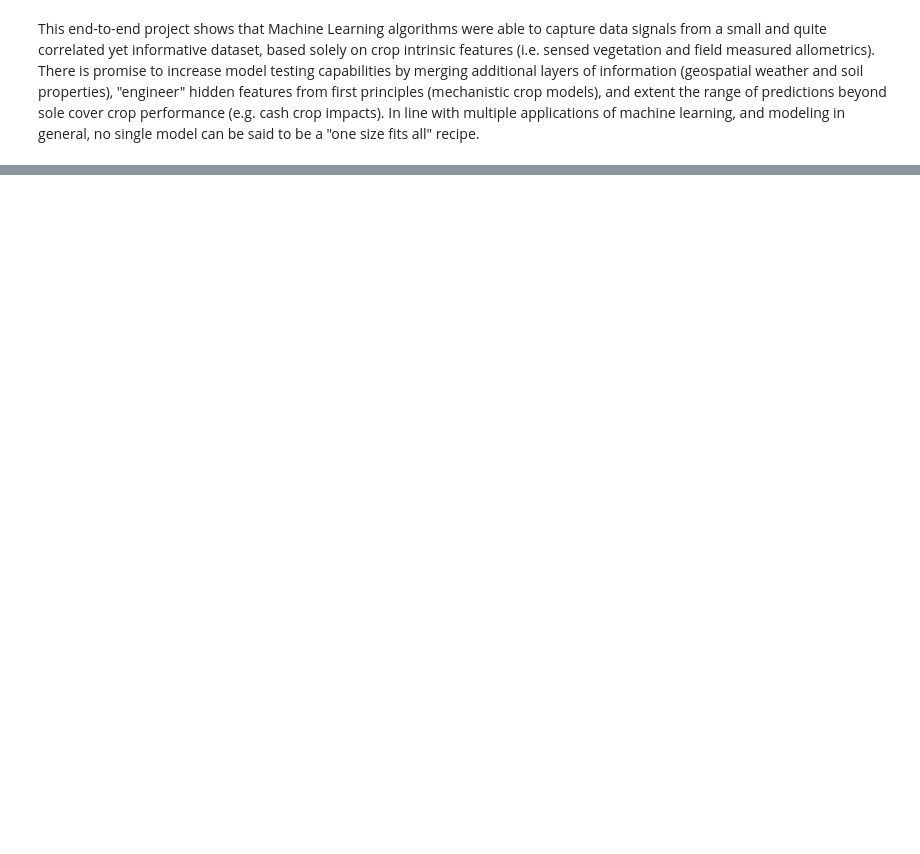
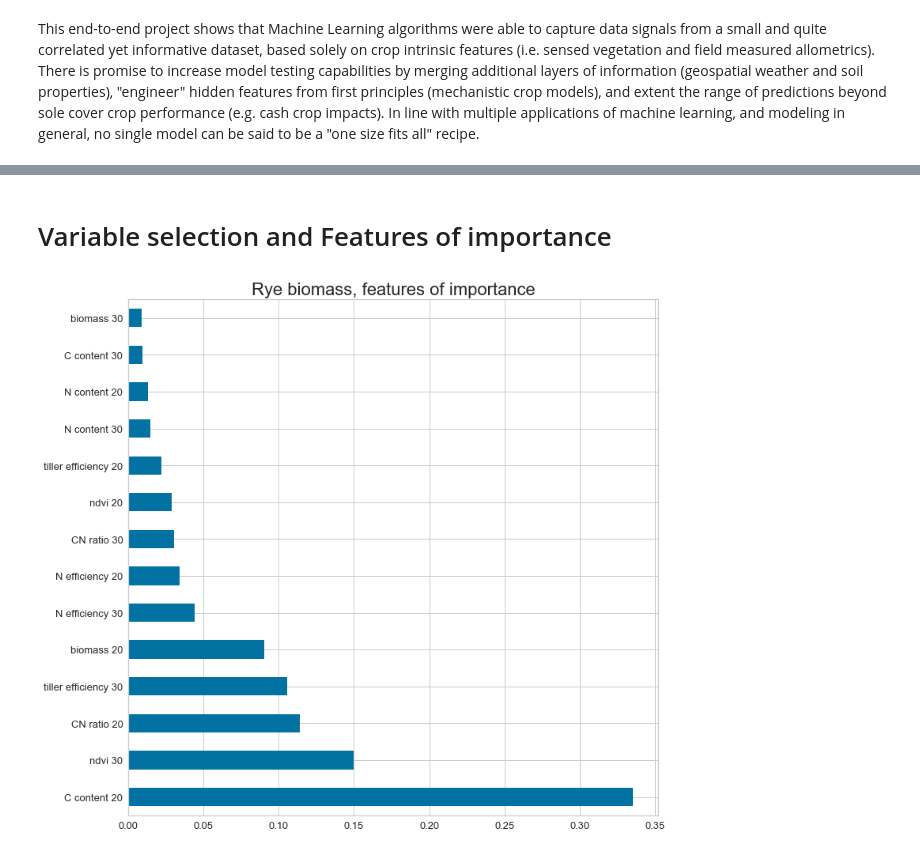
Before and after one commit to GuilleMarc/CoverCrops_ML_Project, a Jupyter notebook: Rye ML.ipynb, the cells around one changed output, grey strips where cells are left out. Drawn from its saved outputs; the diff is of its cells as text; code cells hidden in the pictures; blank space fills up the shorter version.

```diff
--- a/Rye ML.ipynb
+++ b/Rye ML.ipynb
@@ -506,0 +524,29 @@ NameError: name 'belts_b' is not defined
+# %% [markdown]
+# Variable selection and Features of importance
+# %%
+X_full.shape
+
+X_selection= pd.DataFrame(X_full.copy()) #full[vars_25+vars_30]
+names= ['tiller efficiency','biomass','ndvi','N content','N efficiency','C content','CN ratio']
+names_20, names_30= [i + ' 20' for i in names], [i + ' 30' for i in names]
+X_selection.columns= names_20 + names_30
+# %%
+# Biomass selection (random forest)
+selection_biomass_model= rf_opt_bm
+selection_biomass_model.fit(X_selection, y_bm)
+
+
+fig= plt.figure(figsize=(12,12))
+
+ax= fig.add_subplot(111)
+pd.Series(
+    rf_opt_bm.feature_importances_,
+    index= X_selection.columns
+).nlargest(14).plot(kind='barh')
+ax.set_title('Rye biomass, features of importance', fontsize= 22)
+ax.grid(True)
+plt.tick_params(labelsize=13)
+plt.show()
+fig.savefig('BiomassAttributes.png', dpi=400)
+# %% [output]
+[figure, added]
```
Also changed, not shown: parts of 20 cells of this notebook.
